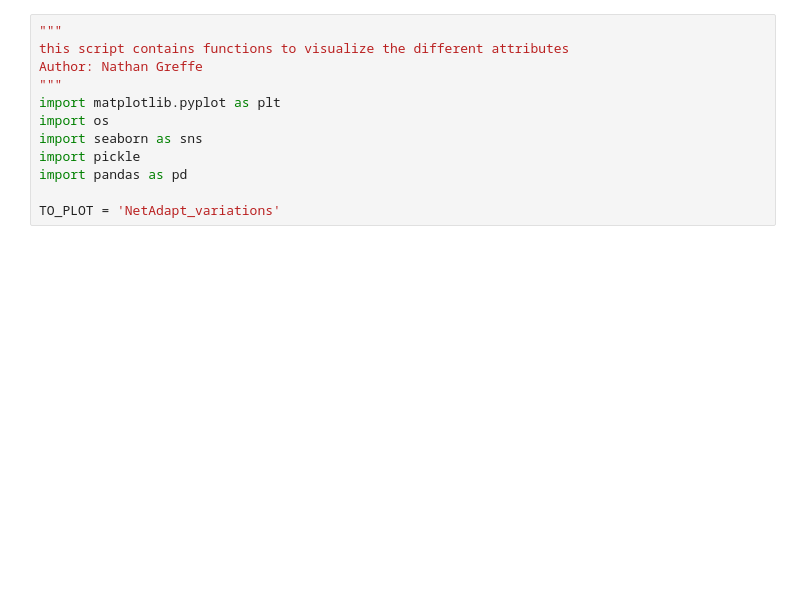
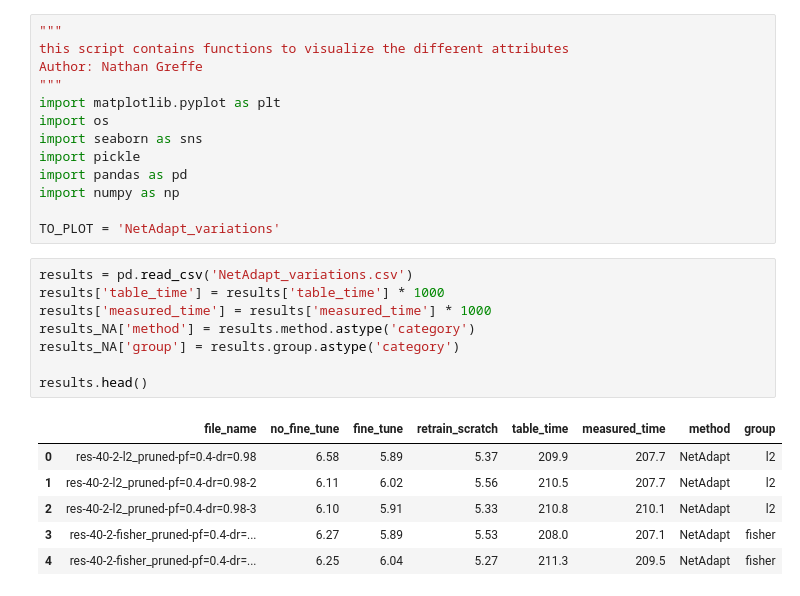
Before and after one commit to NatGr/Master_Thesis, a Jupyter notebook: NetAdapt/visualize.ipynb, the cells around one changed output. Drawn from its saved outputs; the diff is of its cells as text; blank space fills up the shorter version.

```diff
--- a/NetAdapt/visualize.ipynb
+++ b/NetAdapt/visualize.ipynb
@@ -8,5 +8,21 @@ import os
 import seaborn as sns
 import pickle
 import pandas as pd
+import numpy as np
 
 TO_PLOT = 'NetAdapt_variations'
+# %%
+results = pd.read_csv('NetAdapt_variations.csv')
+results['table_time'] = results['table_time'] * 1000
+results['measured_time'] = results['measured_time'] * 1000
+results_NA['method'] = results.method.astype('category')
+results_NA['group'] = results.group.astype('category')
+
+results.head()
+# %% [output]
+|  | file_name | no_fine_tune | fine_tune | retrain_scratch | table_time | measured_time | method | group |
+| 0 | res-40-2-l2_pruned-pf=0.4-dr=0.98 | 6.58 | 5.89 | 5.37 | 209.9 | 207.7 | NetAdapt | l2 |
+| 1 | res-40-2-l2_pruned-pf=0.4-dr=0.98-2 | 6.11 | 6.02 | 5.56 | 210.5 | 207.7 | NetAdapt | l2 |
+| 2 | res-40-2-l2_pruned-pf=0.4-dr=0.98-3 | 6.10 | 5.91 | 5.33 | 210.8 | 210.1 | NetAdapt | l2 |
+| 3 | res-40-2-fisher_pruned-pf=0.4-dr=... | 6.27 | 5.89 | 5.53 | 208.0 | 207.1 | NetAdapt | fisher |
+| 4 | res-40-2-fisher_pruned-pf=0.4-dr=... | 6.25 | 6.04 | 5.27 | 211.3 | 209.5 | NetAdapt | fisher |
```
Also changed, not shown: parts of 6 cells of this notebook, 3 other files.
